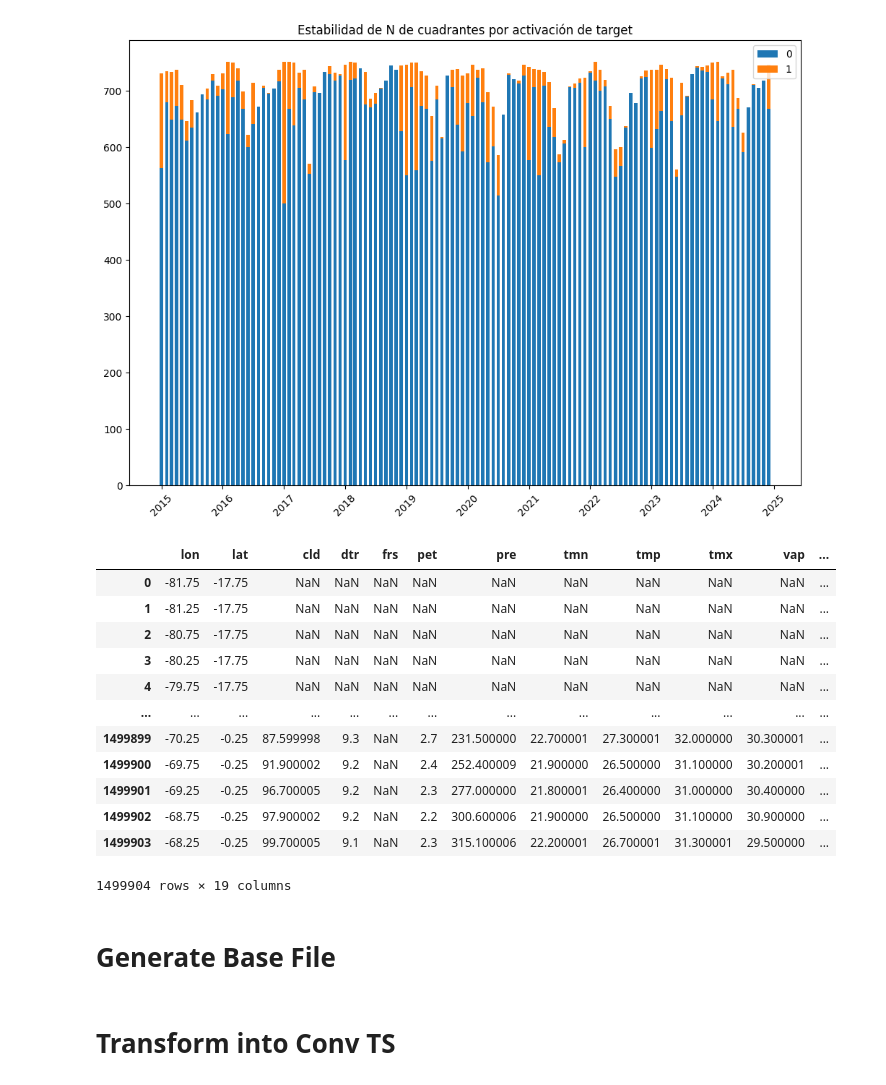
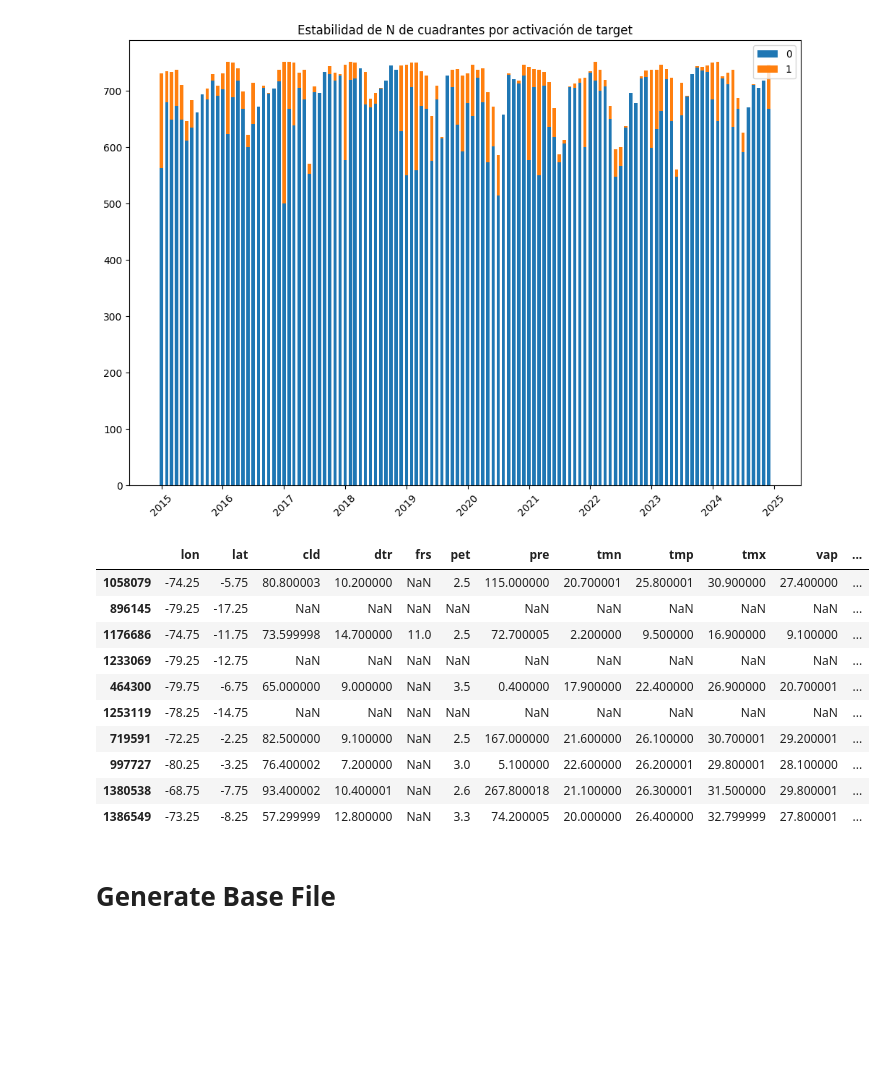
Before and after one commit to gabodabo-uno/DLA2501---Deep-Learning-Avanzado, a Jupyter notebook: Flood forecasting/3. Programas/02_Save_Gridded_TimeSeries.ipynb, the cells around one changed output. Saved outputs shown, nothing was run; the diff lists cells and outputs as text; code cells hidden in the pictures; blank space fills up the shorter version.

```diff
--- a/Flood forecasting/3. Programas/02_Save_Gridded_TimeSeries.ipynb
+++ b/Flood forecasting/3. Programas/02_Save_Gridded_TimeSeries.ipynb
@@ -739,5 +737,3 @@ consol_df_bk = consol_df.copy()
-# %%
-consol_df = consol_df_bk.copy()
 # %%
 # Definición de los meses inicial y final para el Rolling Window
 desde_codmes_rw = min_codmes
@@ -878,21 +874,19 @@ stackedplot_agg(df = consol_df_grp_2[consol_df_grp_2['CODMES_D'].between('2015-0
 # %% [output]
 [figure]
 # %%
-consol_df
+consol_df.sample(10)
 # %% [output]
 |  | lon | lat | cld | dtr | frs | pet | pre | tmn | tmp | tmx | vap | ... |
-| 0 | -81.75 | -17.75 | NaN | NaN | NaN | NaN | NaN | NaN | NaN | NaN | NaN | ... |
-| 1 | -81.25 | -17.75 | NaN | NaN | NaN | NaN | NaN | NaN | NaN | NaN | NaN | ... |
-| 2 | -80.75 | -17.75 | NaN | NaN | NaN | NaN | NaN | NaN | NaN | NaN | NaN | ... |
-| 3 | -80.25 | -17.75 | NaN | NaN | NaN | NaN | NaN | NaN | NaN | NaN | NaN | ... |
-| 4 | -79.75 | -17.75 | NaN | NaN | NaN | NaN | NaN | NaN | NaN | NaN | NaN | ... |
-| ... | ... | ... | ... | ... | ... | ... | ... | ... | ... | ... | ... | ... |
-| 1499899 | -70.25 | -0.25 | 87.599998 | 9.3 | NaN | 2.7 | 231.500000 | 22.700001 | 27.300001 | 32.000000 | 30.300001 | ... |
-| 1499900 | -69.75 | -0.25 | 91.900002 | 9.2 | NaN | 2.4 | 252.400009 | 21.900000 | 26.500000 | 31.100000 | 30.200001 | ... |
-| 1499901 | -69.25 | -0.25 | 96.700005 | 9.2 | NaN | 2.3 | 277.000000 | 21.800001 | 26.400000 | 31.000000 | 30.400000 | ... |
-| 1499902 | -68.75 | -0.25 | 97.900002 | 9.2 | NaN | 2.2 | 300.600006 | 21.900000 | 26.500000 | 31.100000 | 30.900000 | ... |
-| 1499903 | -68.25 | -0.25 | 99.700005 | 9.1 | NaN | 2.3 | 315.100006 | 22.200001 | 26.700001 | 31.300001 | 29.500000 | ... |
+| 1058079 | -74.25 | -5.75 | 80.800003 | 10.200000 | NaN | 2.5 | 115.000000 | 20.700001 | 25.800001 | 30.900000 | 27.400000 | ... |
+| 896145 | -79.25 | -17.25 | NaN | NaN | NaN | NaN | NaN | NaN | NaN | NaN | NaN | ... |
+| 1176686 | -74.75 | -11.75 | 73.599998 | 14.700000 | 11.0 | 2.5 | 72.700005 | 2.200000 | 9.500000 | 16.900000 | 9.100000 | ... |
+| 1233069 | -79.25 | -12.75 | NaN | NaN | NaN | NaN | NaN | NaN | NaN | NaN | NaN | ... |
+| 464300 | -79.75 | -6.75 | 65.000000 | 9.000000 | NaN | 3.5 | 0.400000 | 17.900000 | 22.400000 | 26.900000 | 20.700001 | ... |
+| 1253119 | -78.25 | -14.75 | NaN | NaN | NaN | NaN | NaN | NaN | NaN | NaN | NaN | ... |
+| 719591 | -72.25 | -2.25 | 82.500000 | 9.100000 | NaN | 2.5 | 167.000000 | 21.600000 | 26.100000 | 30.700001 | 29.200001 | ... |
+| 997727 | -80.25 | -3.25 | 76.400002 | 7.200000 | NaN | 3.0 | 5.100000 | 22.600000 | 26.200001 | 29.800001 | 28.100000 | ... |
+| 1380538 | -68.75 | -7.75 | 93.400002 | 10.400001 | NaN | 2.6 | 267.800018 | 21.100000 | 26.300001 | 31.500000 | 29.800001 | ... |
+| 1386549 | -73.25 | -8.25 | 57.299999 | 12.800000 | NaN | 3.3 | 74.200005 | 20.000000 | 26.400000 | 32.799999 | 27.800001 | ... |
-1499904 rows × 19 columns
 # %% [markdown]
 # Generate Base File
 # %%
@@ -904,5 +898,3 @@ consol_df.drop('CODMES_D', axis=1).to_csv(el_path_main/'2. Datos/Main gridded da
 # La generación grafos se podría hacer en base a una combinación de variables:
 # - distancia entre puntos (lat, lon)
 # - distancia temporal entre puntos (meses)
-# %% [markdown]
-# Transform into Conv TS
```
Also changed, not shown: parts of 4 cells of this notebook, 1 other file.
